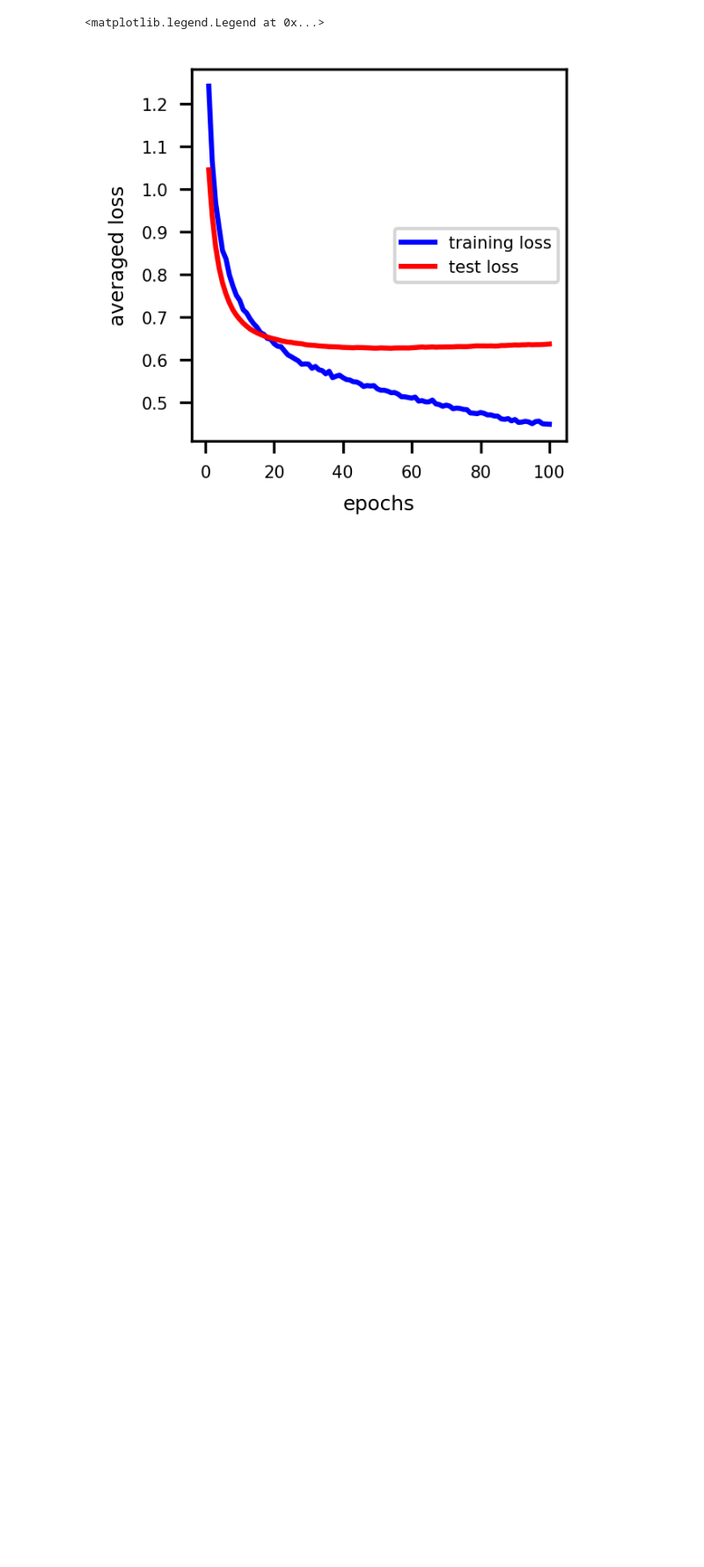
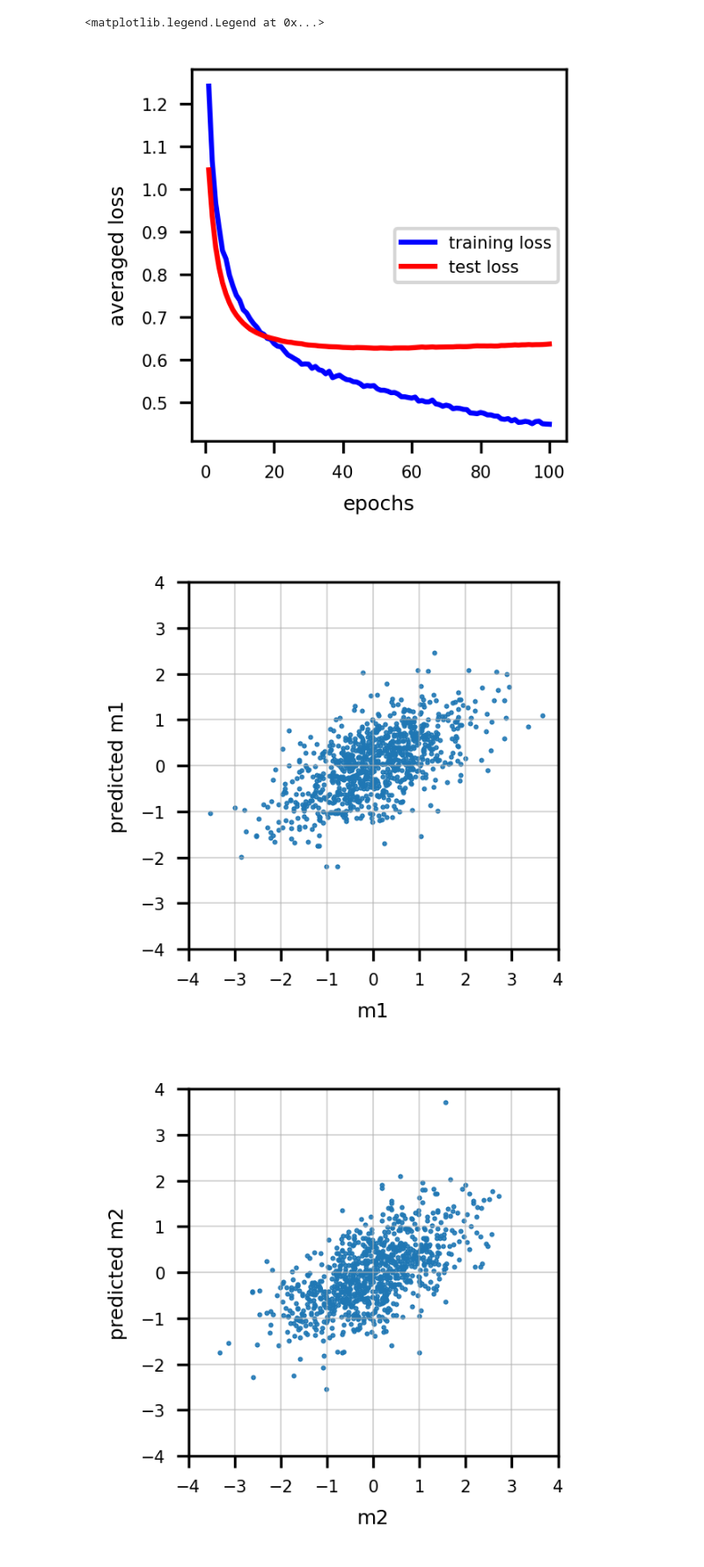
Before and after one commit to HuangJin-De/am_NH, a Jupyter notebook: discussion/20231108.ipynb, the cells around one changed output. Shown at 88% size. Saved outputs shown, nothing was run; the diff lists cells and outputs as text; code cells hidden in the pictures; blank space fills up the shorter version.

```diff
--- a/discussion/20231108.ipynb
+++ b/discussion/20231108.ipynb
@@ -340,0 +334,39 @@ test_loader=DataLoader(dataset=test_data,batch_size=1)
+# %%
+model = Predict_m()
+model.load_state_dict(torch.load('model.pkl'))
+model.eval()
+
+
+test_loader=DataLoader(dataset=test_data,batch_size=100000)
+for x,y in test_loader:
+  pred=model(x).detach().numpy()
+  true=y.detach().numpy()
+
+
+s=np.zeros(true.shape)
+s=0.25
+
+fig,ax=plt.subplots(figsize=(2,2),dpi=300)
+ax.tick_params(labelsize=5)
+ax.scatter(true[:,0],pred[:,0],s=s)
+ax.set_ylim([-4,4])
+ax.set_xlim([-4,4])
+ax.set_xticks(np.arange(-4,4.1,1))
+ax.set_yticks(np.arange(-4,4.1,1))
+ax.set_xlabel('m1',fontsize=6)
+ax.set_ylabel('predicted m1',fontsize=6)
+ax.grid(lw=0.5,alpha=0.5)
+
+fig,ax=plt.subplots(figsize=(2,2),dpi=300)
+ax.tick_params(labelsize=5)
+ax.scatter(true[:,1],pred[:,1],s=s)
+ax.set_ylim([-4,4])
+ax.set_xlim([-4,4])
+ax.set_xticks(np.arange(-4,4.1,1))
+ax.set_yticks(np.arange(-4,4.1,1))
+ax.set_xlabel('m2',fontsize=6)
+ax.set_ylabel('predicted m2',fontsize=6)
+ax.grid(lw=0.5,alpha=0.5)
+# %% [output]
+[figure, added]
+[figure, added]
```
Also changed, not shown: parts of 1 cell of this notebook.
